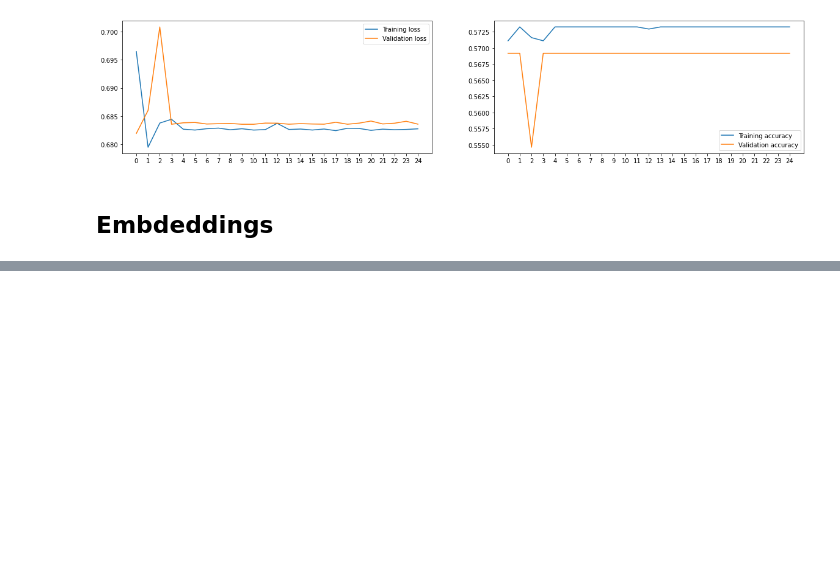
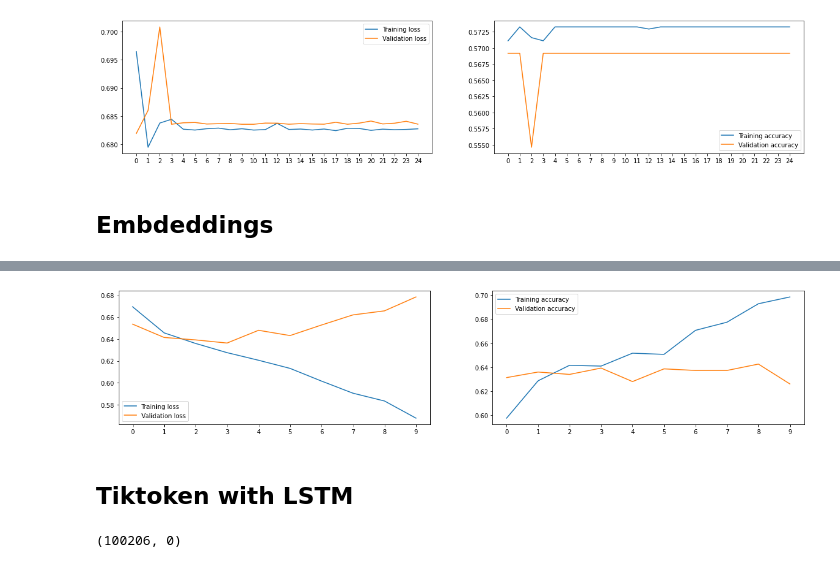
Before and after one commit to singhaditya8499/Machine-Learning, a Jupyter notebook: Projects/Disaster_tweet_prediction/src/model_simple_tokenizer.ipynb, the cells around one changed output, grey strips where cells are left out. Cells and saved outputs as stored; diff of their text form; code cells hidden in the pictures; blank space fills up the shorter version.

```diff
--- a/Projects/Disaster_tweet_prediction/src/model_simple_tokenizer.ipynb
+++ b/Projects/Disaster_tweet_prediction/src/model_simple_tokenizer.ipynb
@@ -109,0 +235,14 @@ embedding_model.add(Embedding(EMBEDDING_DIMENSION, ))
+# %%
+X_tiktoken_train = (X_tiktoken_train - np.min(X_tiktoken_train))/(np.max(X_tiktoken_train) - np.min(X_tiktoken_train))
+X_tiktoken_val = (X_tiktoken_val - np.min(X_tiktoken_val))/(np.max(X_tiktoken_val) - np.min(X_tiktoken_val))
+# %%
+tiktoken_model = Sequential()
+tiktoken_model.add(Dense(1024, activation='relu', input_shape=(X_tiktoken_train.shape[1],)))
+tiktoken_model.add(Dropout(0.3))
+tiktoken_model.add(Dense(512, activation='relu'))
+tiktoken_model.add(Dense(512, activation='relu'))
+tiktoken_model.add(Dense(256, activation='relu'))
+tiktoken_model.add(Dense(2, activation='softmax'))
+# %%
+adam = Adam(learning_rate=0.001)
+tiktoken_model.compile(optimizer='adam', loss='binary_crossentropy', metrics=['acc'])
@@ -109,0 +269,25 @@ embedding_model.add(Embedding(EMBEDDING_DIMENSION, ))
+# %%
+history = tiktoken_model.fit(X_tiktoken_train, y_tiktoken_train, epochs=10, batch_size=32,
+                           validation_data=(X_tiktoken_val, y_tiktoken_val), verbose=False)
+# %%
+plt.figure(figsize = (20,4))
+
+plt.subplot(121)
+plt.xticks(np.arange(0, len(history.history['loss'])));
+plt.plot(history.history['loss'], label="Training loss");
+plt.plot(history.history['val_loss'], label="Validation loss");
+plt.legend();
+
+plt.subplot(122)
+plt.xticks(np.arange(0, len(history.history['loss'])));
+plt.plot(history.history['acc'], label="Training accuracy");
+plt.plot(history.history['val_acc'], label="Validation accuracy")
+plt.legend();
+# %% [output]
+[figure, added]
+# %% [markdown]
+## Tiktoken with LSTM
+# %%
+np.max(X_tiktoken_train), np.min(X_tiktoken_train)
+# %% [output]
+(100206, 0)
```
Also changed, not shown: parts of 32 cells of this notebook, 3 other files.
